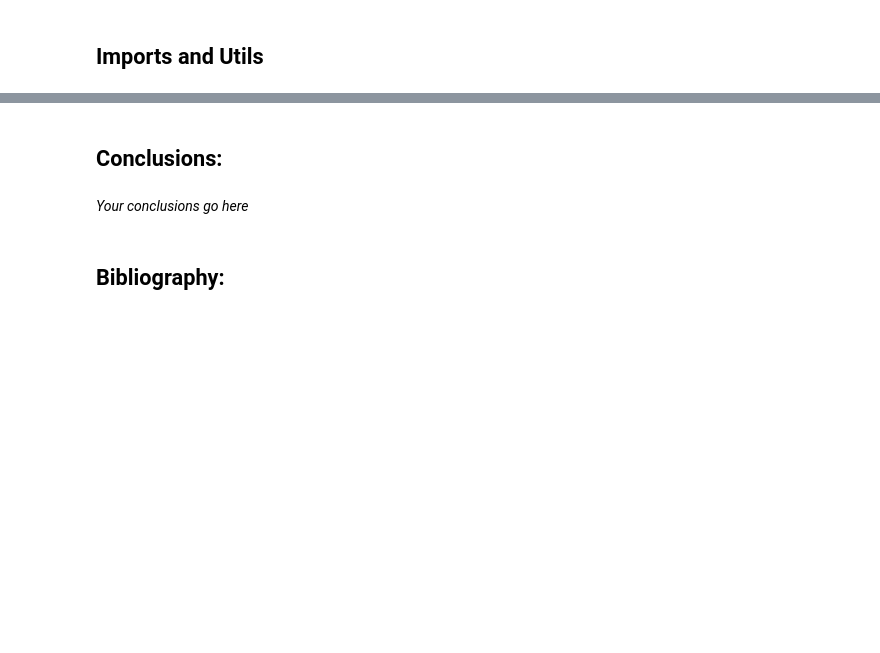
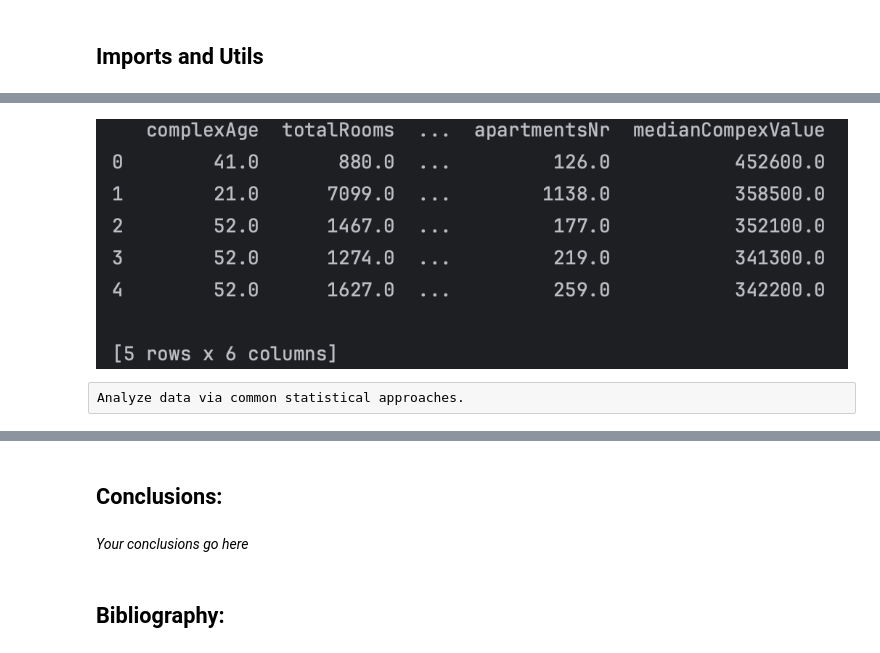
Before and after one commit to vastafi/AI_Labs, a Jupyter notebook: 4.LinearRegression/L4_Astafi_Valentina.ipynb, the cells around one changed output, grey strips where cells are left out. Drawn from its saved outputs; the diff is of its cells as text; code cells hidden in the pictures; blank space fills up the shorter version.

```diff
--- a/4.LinearRegression/L4_Astafi_Valentina.ipynb
+++ b/4.LinearRegression/L4_Astafi_Valentina.ipynb
@@ -16,0 +48,6 @@ import SimpleGUICS2Pygame.simpleguics2pygame as simplegui
+# %%
+Image(filename="./results/2.png")
+# %% [output]
+[figure, added]
+# %% [raw]
+Analyze data via common statistical approaches.
```
Also changed, not shown: parts of 21 cells of this notebook, 6 other files.
